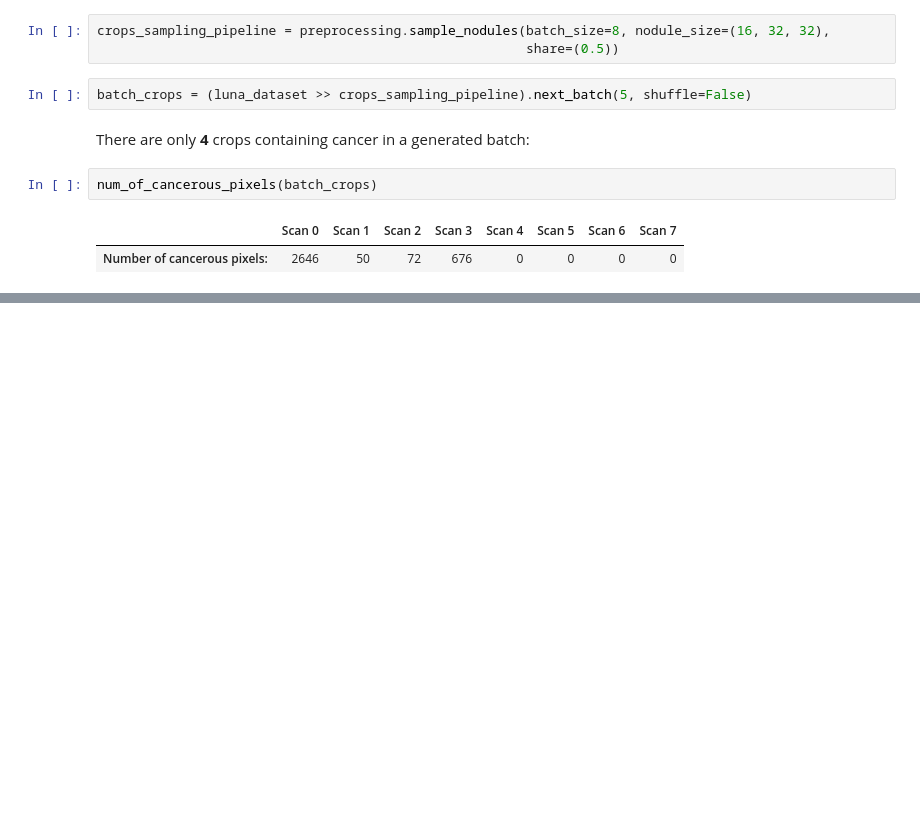
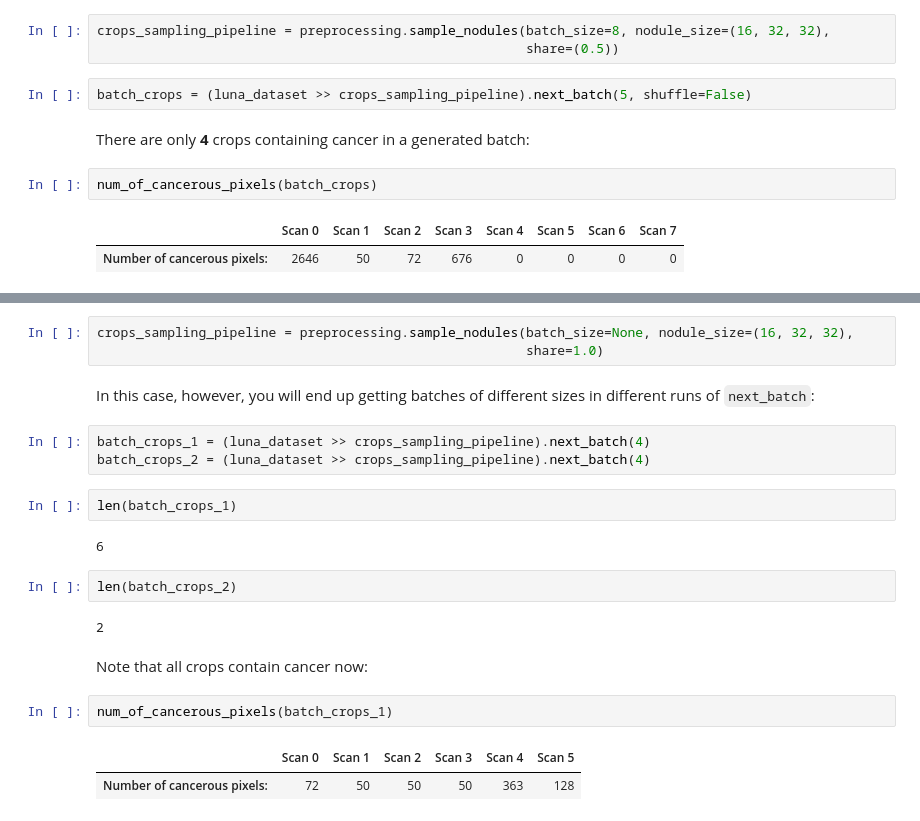
Before and after one commit to analysiscenter/radio, a Jupyter notebook: tutorials/RadIO.III.ipynb, the cells around one changed output, grey strips where cells are left out. Drawn from its saved outputs; the diff is of its cells as text; blank space fills up the shorter version.

```diff
--- a/tutorials/RadIO.III.ipynb
+++ b/tutorials/RadIO.III.ipynb
@@ -132,0 +149,23 @@ num_of_cancerous_pixels(batch_crops)
+# %%
+crops_sampling_pipeline = preprocessing.sample_nodules(batch_size=None, nodule_size=(16, 32, 32),
+                                                       share=1.0)
+# %% [markdown]
+In this case, however, you will end up getting batches of different sizes in different runs of `next_batch`:
+# %%
+batch_crops_1 = (luna_dataset >> crops_sampling_pipeline).next_batch(4)
+batch_crops_2 = (luna_dataset >> crops_sampling_pipeline).next_batch(4)
+# %%
+len(batch_crops_1)
+# %% [output]
+6
+# %%
+len(batch_crops_2)
+# %% [output]
+2
+# %% [markdown]
+Note that all crops contain cancer now:
+# %%
+num_of_cancerous_pixels(batch_crops_1)
+# %% [output]
+|  | Scan 0 | Scan 1 | Scan 2 | Scan 3 | Scan 4 | Scan 5 |
+| Number of cancerous pixels: | 72 | 50 | 50 | 50 | 363 | 128 |
```
Also changed, not shown: parts of 8 cells of this notebook.
